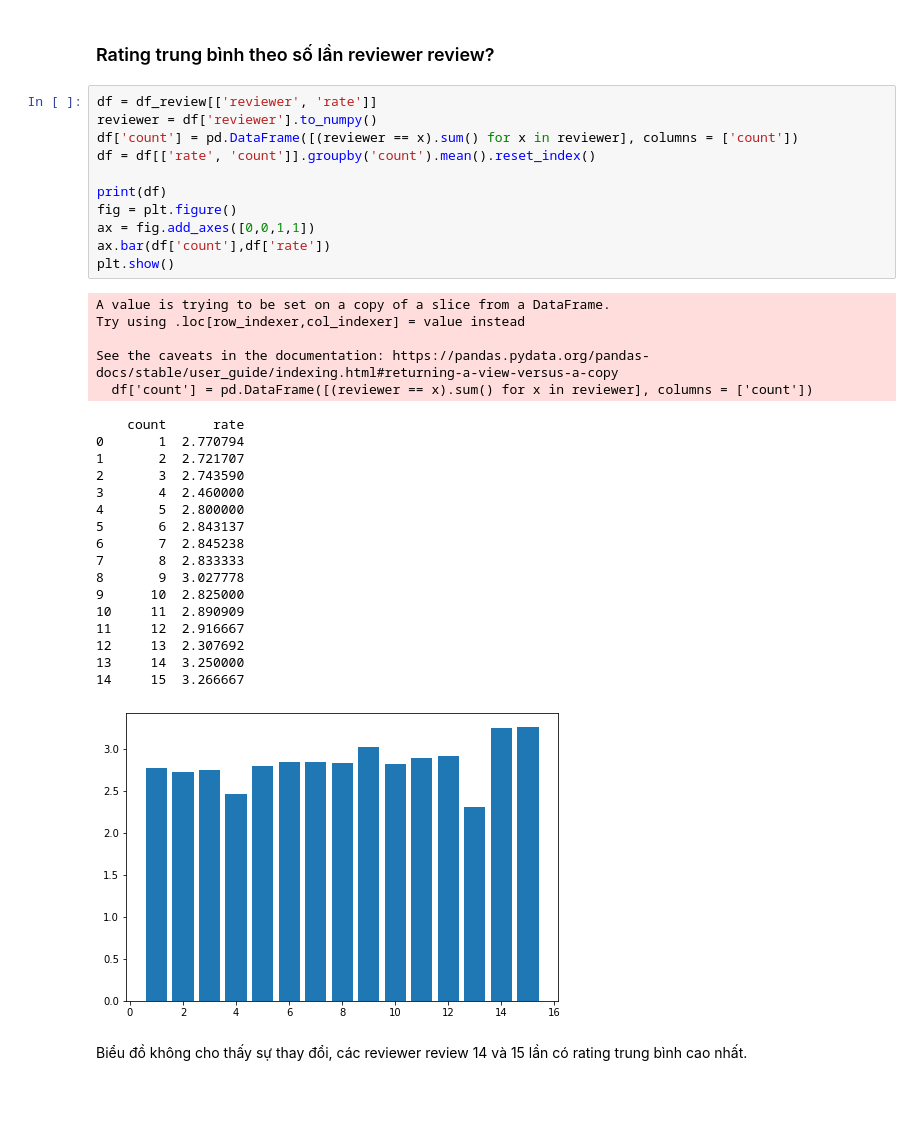
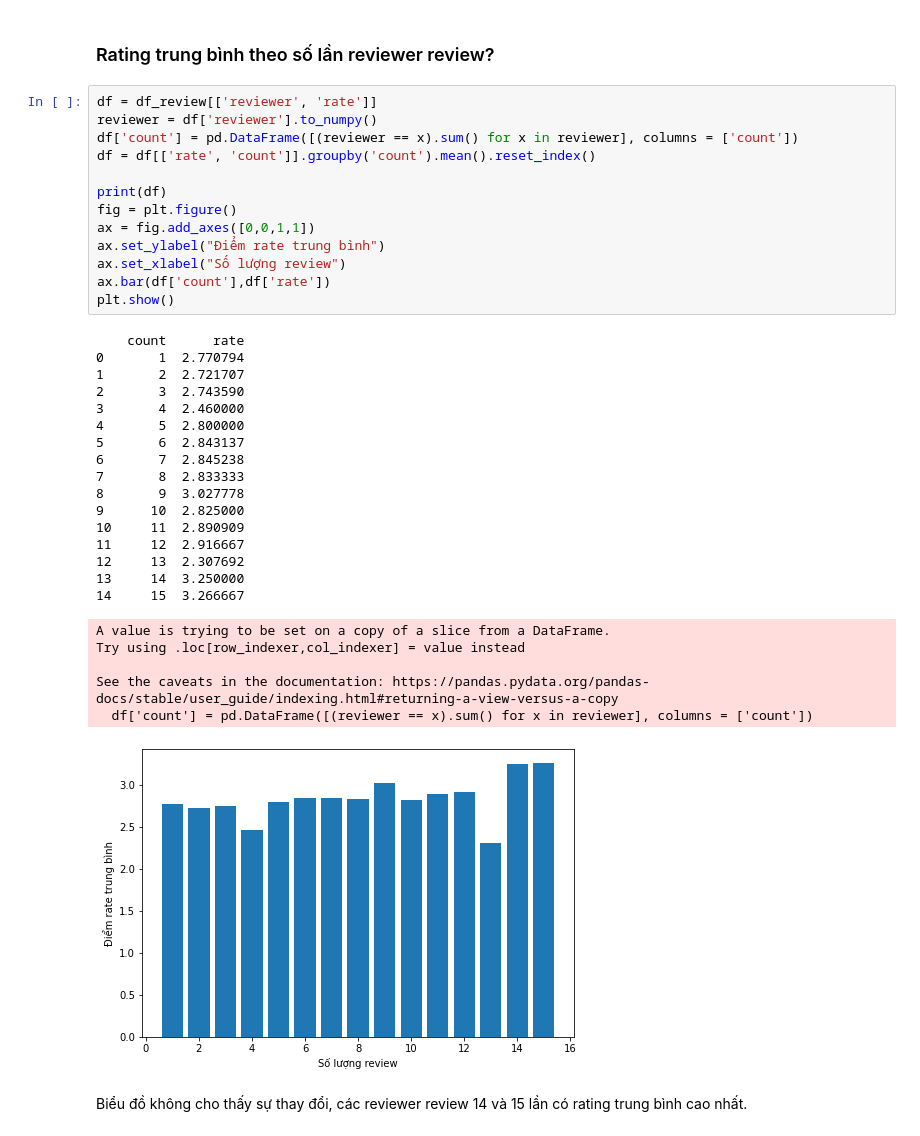
Before and after one commit to trinh172/LTKHDL_DACK, a Jupyter notebook: Final_Project.ipynb, the cells around one changed output. Drawn from its saved outputs; the diff is of its cells as text; blank space fills up the shorter version.

```diff
--- a/Final_Project.ipynb
+++ b/Final_Project.ipynb
@@ -264,37 +267,39 @@ Ta có thể thấy phần lớn reviewer chỉ review 1 lần. Số lần revie
 # %%
 df = df_review[['reviewer', 'rate']]
 reviewer = df['reviewer'].to_numpy()
 df['count'] = pd.DataFrame([(reviewer == x).sum() for x in reviewer], columns = ['count'])
 df = df[['rate', 'count']].groupby('count').mean().reset_index()
 
 print(df)
 fig = plt.figure()
 ax = fig.add_axes([0,0,1,1])
+ax.set_ylabel("Điểm rate trung bình")
+ax.set_xlabel("Số lượng review")
 ax.bar(df['count'],df['rate'])
 plt.show()
 # %% [output]
-A value is trying to be set on a copy of a slice from a DataFrame.
-Try using .loc[row_indexer,col_indexer] = value instead
-
-See the caveats in the documentation: https://pandas.pydata.org/pandas-docs/stable/user_guide/indexing.html#returning-a-view-versus-a-copy
-  df['count'] = pd.DataFrame([(reviewer == x).sum() for x in reviewer], columns = ['count'])
+    count      rate
+0       1  2.770794
+1       2  2.721707
+2       3  2.743590
+3       4  2.460000
+4       5  2.800000
+5       6  2.843137
+6       7  2.845238
+7       8  2.833333
+8       9  3.027778
+9      10  2.825000
+10     11  2.890909
+11     12  2.916667
+12     13  2.307692
+13     14  3.250000
+14     15  3.266667
-    count      rate
-0       1  2.770794
-1       2  2.721707
-2       3  2.743590
-3       4  2.460000
-4       5  2.800000
-5       6  2.843137
-6       7  2.845238
-7       8  2.833333
-8       9  3.027778
-9      10  2.825000
-10     11  2.890909
-11     12  2.916667
-12     13  2.307692
-13     14  3.250000
-14     15  3.266667
+A value is trying to be set on a copy of a slice from a DataFrame.
+Try using .loc[row_indexer,col_indexer] = value instead
+
+See the caveats in the documentation: https://pandas.pydata.org/pandas-docs/stable/user_guide/indexing.html#returning-a-view-versus-a-copy
+  df['count'] = pd.DataFrame([(reviewer == x).sum() for x in reviewer], columns = ['count'])
-[figure, old version]
+[figure, new version]
 # %% [markdown]
 Biểu đồ không cho thấy sự thay đổi, các reviewer review 14 và 15 lần có rating trung bình cao nhất.
 # %% [markdown]
```
Also changed, not shown: parts of 14 cells of this notebook.
